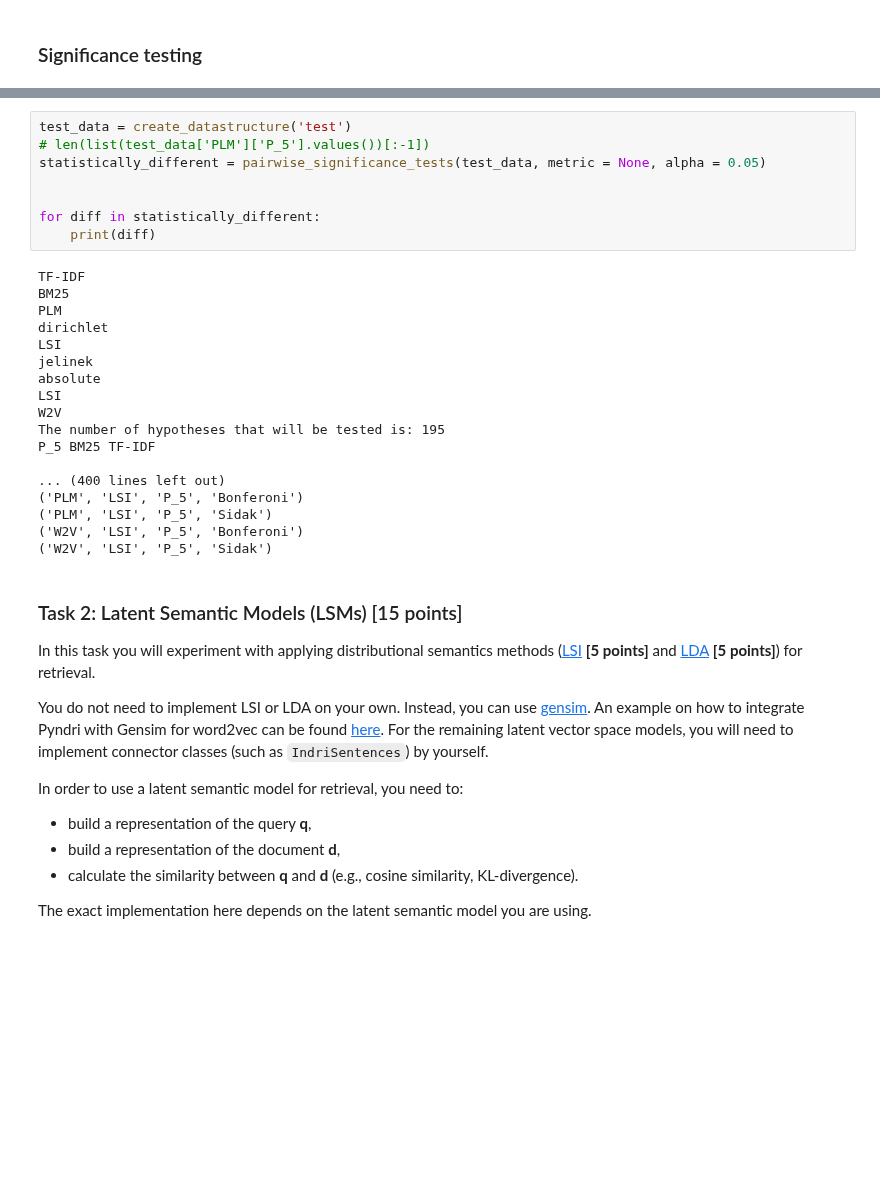
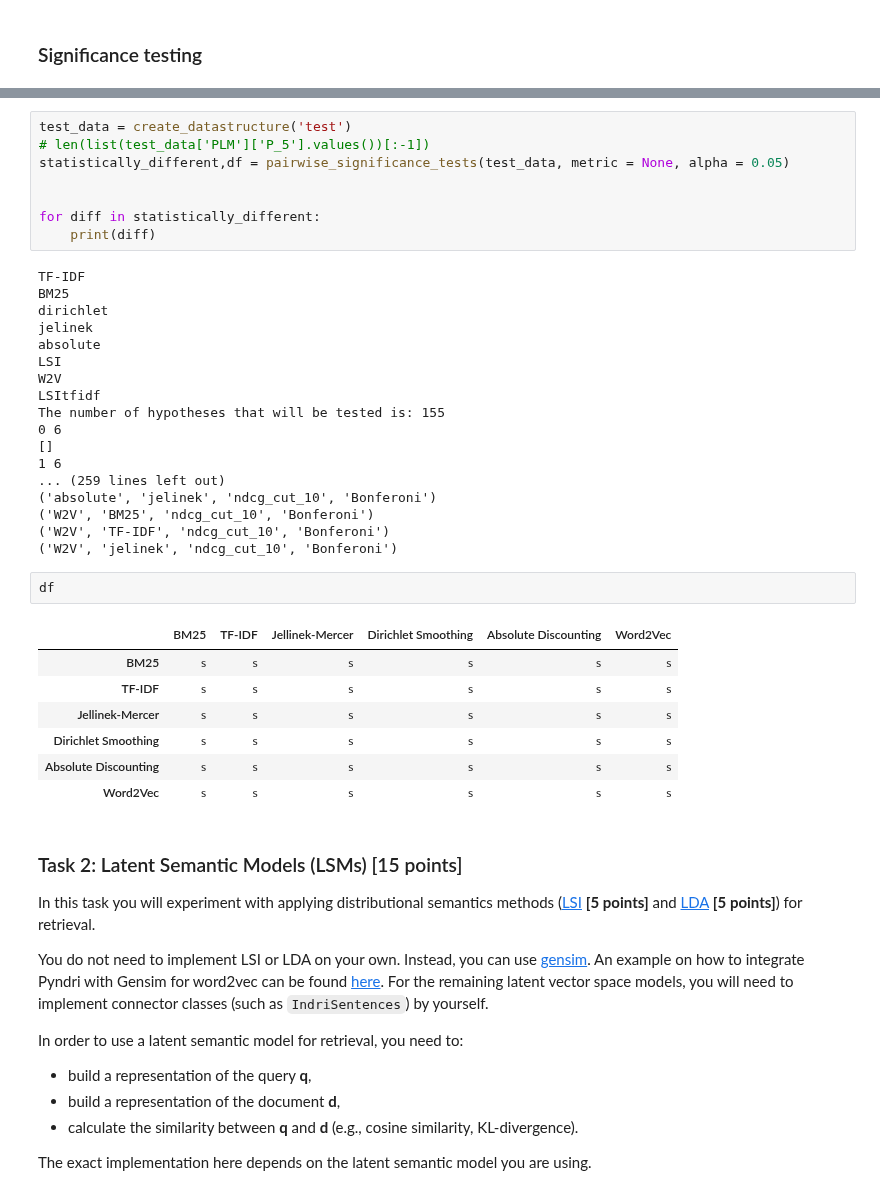
Before and after one commit to JappaB/Information-Retrieval, a Jupyter notebook: assignment.ipynb, the cells around one changed output, grey strips where cells are left out. Drawn from its saved outputs; the diff is of its cells as text; blank space fills up the shorter version.

```diff
--- a/assignment.ipynb
+++ b/assignment.ipynb
@@ -1642,7 +1718,7 @@ def specific_query_testing():
 # %%
 test_data = create_datastructure('test')
 # len(list(test_data['PLM']['P_5'].values())[:-1])
-statistically_different = pairwise_significance_tests(test_data, metric = None, alpha = 0.05)
+statistically_different,df = pairwise_significance_tests(test_data, metric = None, alpha = 0.05)
 
 
 for diff in statistically_different:
@@ -1650,21 +1726,31 @@ for diff in statistically_different:
 # %% [output]
 TF-IDF
 BM25
-PLM
 dirichlet
-LSI
 jelinek
 absolute
 LSI
 W2V
-The number of hypotheses that will be tested is: 195
-P_5 BM25 TF-IDF
-
-... (400 lines left out)
-('PLM', 'LSI', 'P_5', 'Bonferoni')
-('PLM', 'LSI', 'P_5', 'Sidak')
-('W2V', 'LSI', 'P_5', 'Bonferoni')
-('W2V', 'LSI', 'P_5', 'Sidak')
+LSItfidf
+The number of hypotheses that will be tested is: 155
+0 6
+[]
+1 6
+... (259 lines left out)
+('absolute', 'jelinek', 'ndcg_cut_10', 'Bonferoni')
+('W2V', 'BM25', 'ndcg_cut_10', 'Bonferoni')
+('W2V', 'TF-IDF', 'ndcg_cut_10', 'Bonferoni')
+('W2V', 'jelinek', 'ndcg_cut_10', 'Bonferoni')
+# %%
+df
+# %% [output]
+|  | BM25 | TF-IDF | Jellinek-Mercer | Dirichlet Smoothing | Absolute Discounting | Word2Vec |
+| BM25 | s | s | s | s | s | s |
+| TF-IDF | s | s | s | s | s | s |
+| Jellinek-Mercer | s | s | s | s | s | s |
+| Dirichlet Smoothing | s | s | s | s | s | s |
+| Absolute Discounting | s | s | s | s | s | s |
+| Word2Vec | s | s | s | s | s | s |
 # %% [markdown]
 ### Task 2: Latent Semantic Models (LSMs) [15 points] ###
 
```
Also changed, not shown: parts of 12 cells of this notebook.
